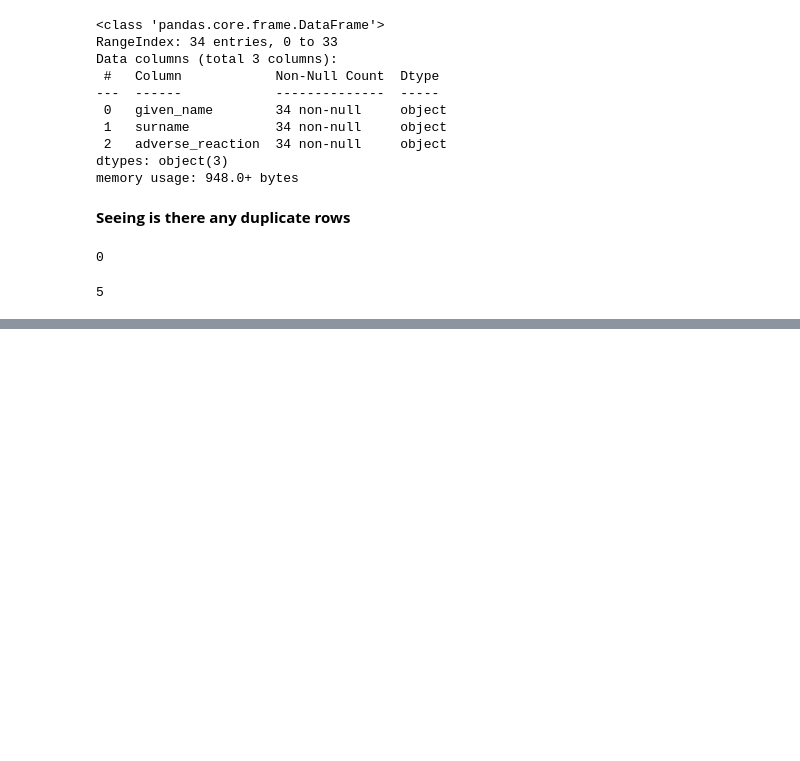
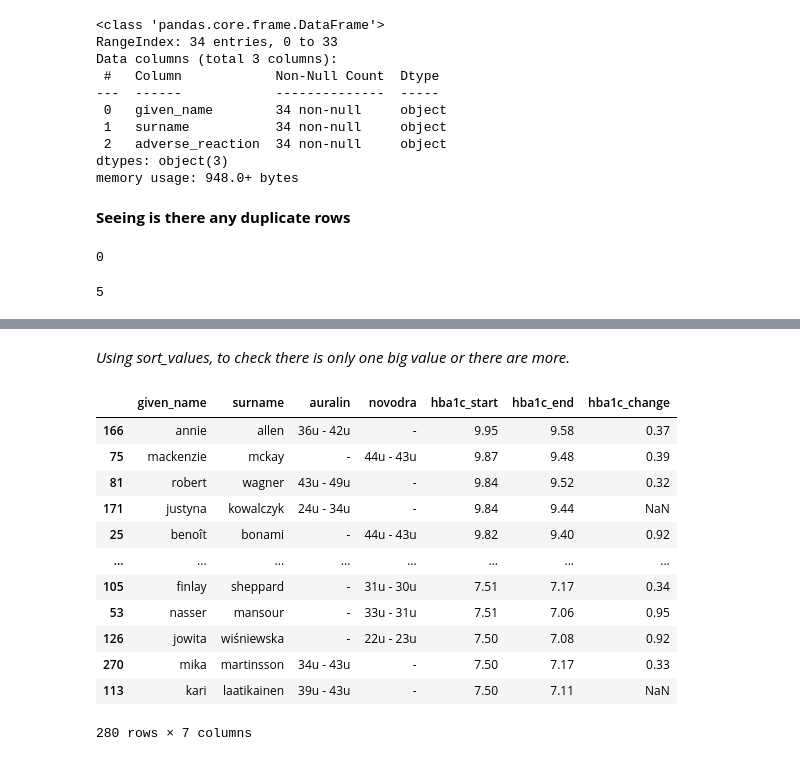
Before and after one commit to SyedAnasAzim/Data-Analysis, a Jupyter notebook: EDA/02-EDA-Data Assessing.ipynb, the cells around one changed output, grey strips where cells are left out. Drawn from its saved outputs; the diff is of its cells as text; code cells hidden in the pictures; blank space fills up the shorter version.

```diff
--- a/EDA/02-EDA-Data Assessing.ipynb
+++ b/EDA/02-EDA-Data Assessing.ipynb
@@ -357,0 +447,18 @@ patients[patients.duplicated(subset=["given_name","surname"])]
+# %% [markdown]
+*Using sort_values, to check there is only one big value or there are more.*
+# %%
+treatments.sort_values(by="hba1c_start",ascending = False)
+# %% [output]
+|  | given_name | surname | auralin | novodra | hba1c_start | hba1c_end | hba1c_change |
+| 166 | annie | allen | 36u - 42u | - | 9.95 | 9.58 | 0.37 |
+| 75 | mackenzie | mckay | - | 44u - 43u | 9.87 | 9.48 | 0.39 |
+| 81 | robert | wagner | 43u - 49u | - | 9.84 | 9.52 | 0.32 |
+| 171 | justyna | kowalczyk | 24u - 34u | - | 9.84 | 9.44 | NaN |
+| 25 | benoît | bonami | - | 44u - 43u | 9.82 | 9.40 | 0.92 |
+| ... | ... | ... | ... | ... | ... | ... | ... |
+| 105 | finlay | sheppard | - | 31u - 30u | 7.51 | 7.17 | 0.34 |
+| 53 | nasser | mansour | - | 33u - 31u | 7.51 | 7.06 | 0.95 |
+| 126 | jowita | wiśniewska | - | 22u - 23u | 7.50 | 7.08 | 0.92 |
+| 270 | mika | martinsson | 34u - 43u | - | 7.50 | 7.17 | 0.33 |
+| 113 | kari | laatikainen | 39u - 43u | - | 7.50 | 7.11 | NaN |
+280 rows × 7 columns
```
Also changed, not shown: parts of 25 cells of this notebook.
